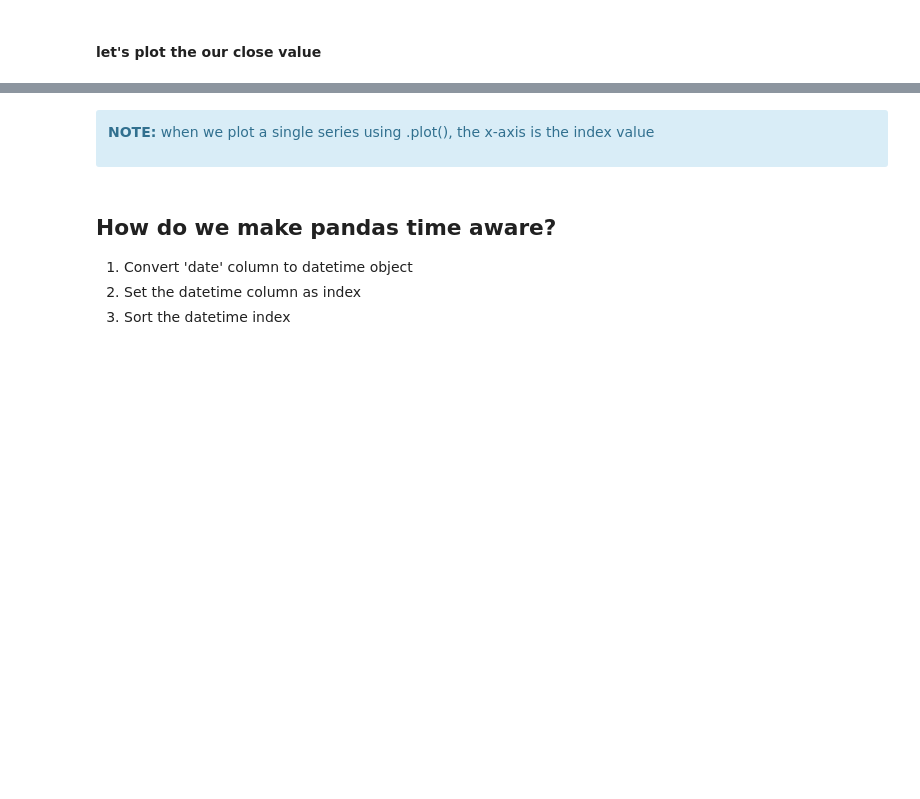
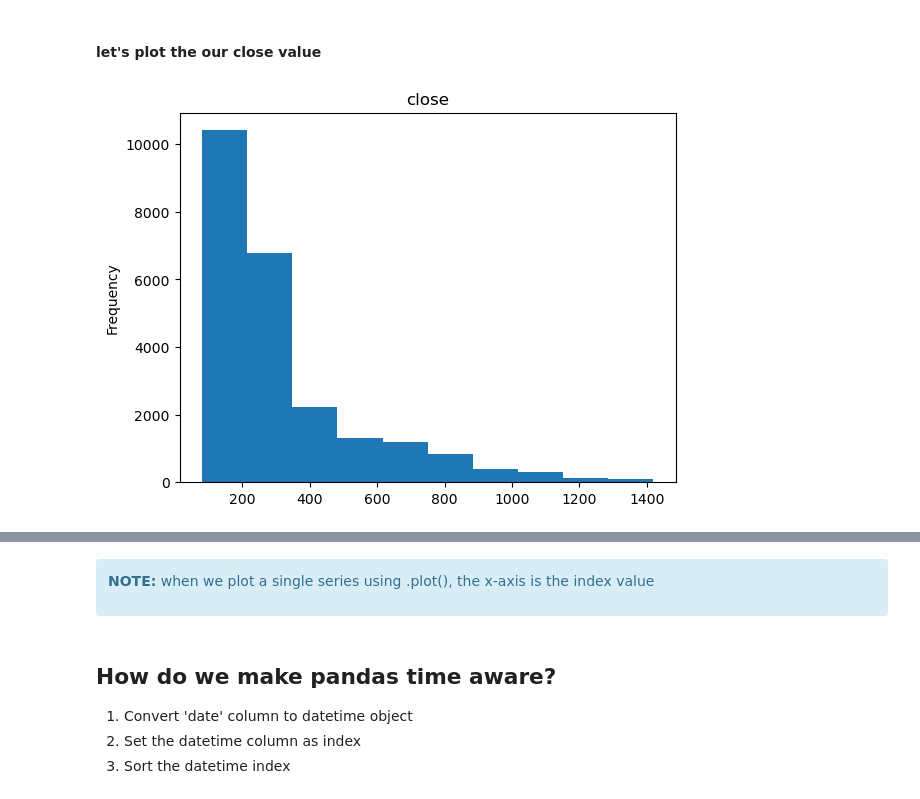
Before and after one commit to CodeupClassroom/pagel-time-series, a Jupyter notebook: dates_lesson.ipynb, the cells around one changed output, grey strips where cells are left out. Cells and saved outputs as stored; diff of their text form; code cells hidden in the pictures; blank space fills up the shorter version.

```diff
--- a/dates_lesson.ipynb
+++ b/dates_lesson.ipynb
@@ -126,2 +410,3 @@ df
 # %%
 #lowercase columns
+df.columns = df.columns.str.lower()
@@ -130,8 +424,12 @@ df
 # %%
 #distribution
 
-# plt.title('close')
-# plt.show()
+df.close.plot.hist()
+
+plt.title('close')
+plt.show()
+# %% [output]
+[figure, added]
 # %%
 #line plot
 
```
Also changed, not shown: parts of 90 cells of this notebook.
